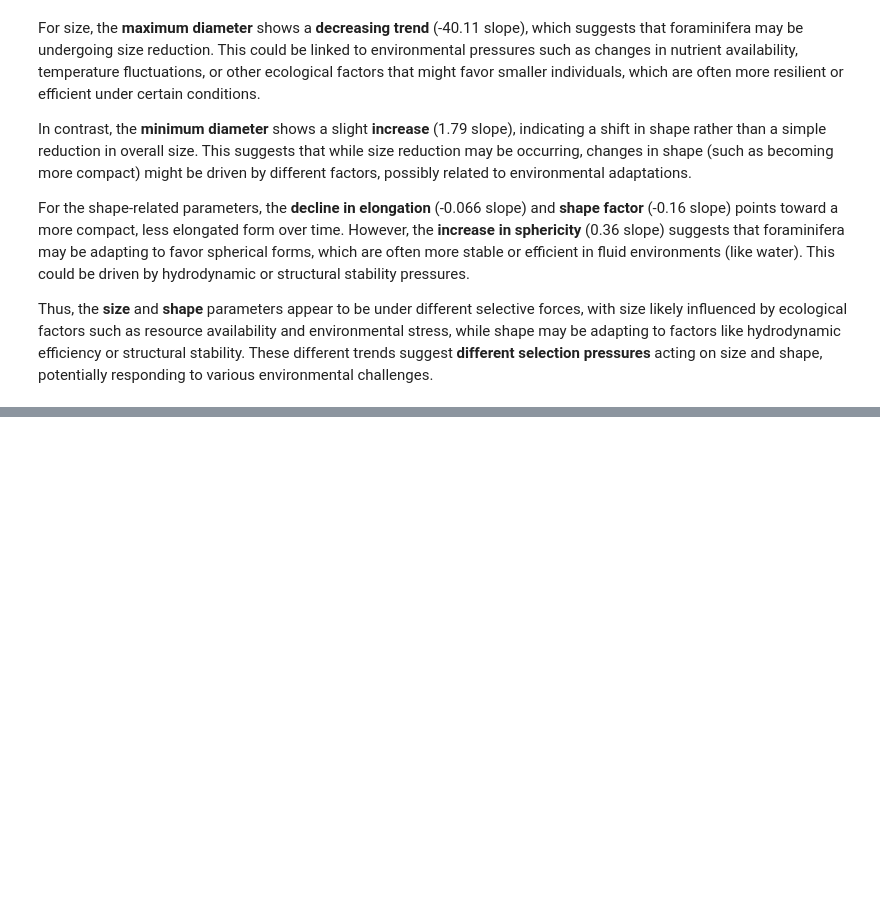
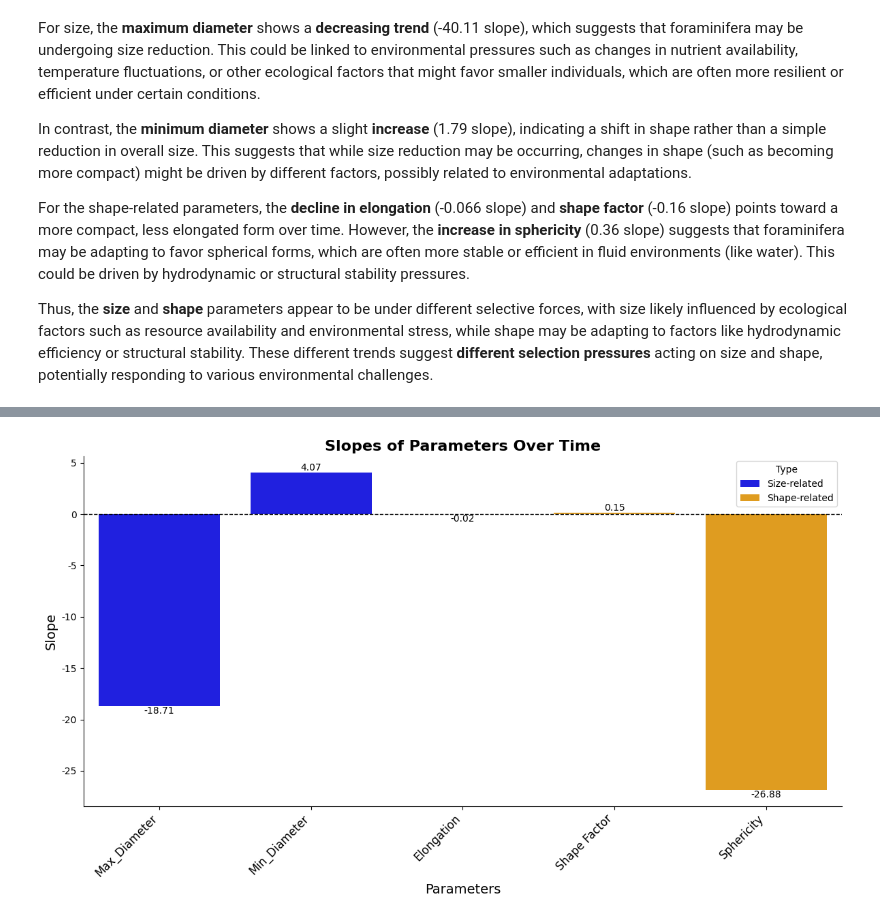
Before and after one commit to SimarleenDung/Data-Science-Mini-Project, a Jupyter notebook: Code.ipynb, the cells around one changed output, grey strips where cells are left out. Cells and saved outputs as stored; diff of their text form; code cells hidden in the pictures; blank space fills up the shorter version.

```diff
--- a/Code.ipynb
+++ b/Code.ipynb
@@ -942,0 +914,76 @@ Thus, the **size** and **shape** parameters appear to be under different selecti
+# %%
+# Define size-related and other parameters
+size_columns = ['Max_Diameter', 'Min_Diameter']
+other_columns = ['Elongation', 'Shape Factor', 'Sphericity']
+
+# Define hypotheses
+print("Null Hypothesis (H0): The patterns of changes through time for size-related parameters and other parameters are not significantly different.")
+print("Alternate Hypothesis (H1): The patterns of changes through time for size-related parameters and other parameters are significantly different.")
+
+# Function to calculate slopes using linear regression
+def calculate_slopes(df, columns, x_col='Age_Ma'):
+    slopes = {}
+    for col in columns:
+        slope, _, _, _, _ = linregress(df[x_col], df[col])
+        slopes[col] = slope
+    return slopes
+
+# Calculate slopes for size-related and other parameters
+size_slopes = calculate_slopes(df_sorted, size_columns)
+other_slopes = calculate_slopes(df_sorted, other_columns)
+
+# Perform hypothesis testing (t-test) to compare slopes
+size_slope_values = list(size_slopes.values())
+other_slope_values = list(other_slopes.values())
+t_stat, p_value = ttest_ind(size_slope_values, other_slope_values)
+
+# Print results
+print("Size Slopes:", size_slopes)
+print("Other Parameter Slopes:", other_slopes)
+print(f"T-statistic: {t_stat:.3f}, P-value: {p_value:.3f}")
+
+# Interpret results
+if p_value < 0.05:
+    print("The patterns of changes through time are significantly different for size and other parameters, indicating different selection pressures.")
+else:
+    print("The patterns of changes through time are not significantly different for size and other parameters.")
+
+# Improved visualization of slopes using seaborn
+import seaborn as sns
+
+# Combine size and other parameter slopes into a single dictionary for visualization
+all_slopes = {**size_slopes, **other_slopes}
+
+# Convert slopes dictionary to a DataFrame for seaborn
+slopes_df = pd.DataFrame({
+    "Parameter": list(all_slopes.keys()),
+    "Slope": list(all_slopes.values()),
+    "Type": ["Size-related" if key in size_slopes else "Shape-related" for key in all_slopes.keys()]
+})
+
+# Create a seaborn bar plot
+plt.figure(figsize=(12, 7))
+sns.barplot(data=slopes_df, x="Parameter", y="Slope", hue="Type", palette={"Size-related": "blue", "Shape-related": "orange"})
+
+# Add data labels to each bar
+for index, row in slopes_df.iterrows():
+    plt.text(index, row['Slope'], f"{row['Slope']:.2f}", ha='center', va='bottom' if row['Slope'] >= 0 else 'top', fontsize=10)
+
+# Add plot title and axis labels
+plt.title("Slopes of Parameters Over Time", fontsize=16, fontweight='bold')
+plt.xlabel("Parameters", fontsize=14)
+plt.ylabel("Slope", fontsize=14)
+
+# Rotate x-axis labels for better visibility
+plt.xticks(rotation=45, ha='right', fontsize=12)
+
+# Add a horizontal line at y=0 for reference
+sns.despine()
+plt.axhline(0, color='black', linewidth=1, linestyle='--')
+
+# Adjust layout for better spacing
+plt.tight_layout()
+
+# Show the plot
+plt.show()
+# %% [output]
@@ -942,0 +996 @@ Thus, the **size** and **shape** parameters appear to be under different selecti
+[figure, added]
```
Also changed, not shown: parts of 11 cells of this notebook, 3 other files.
